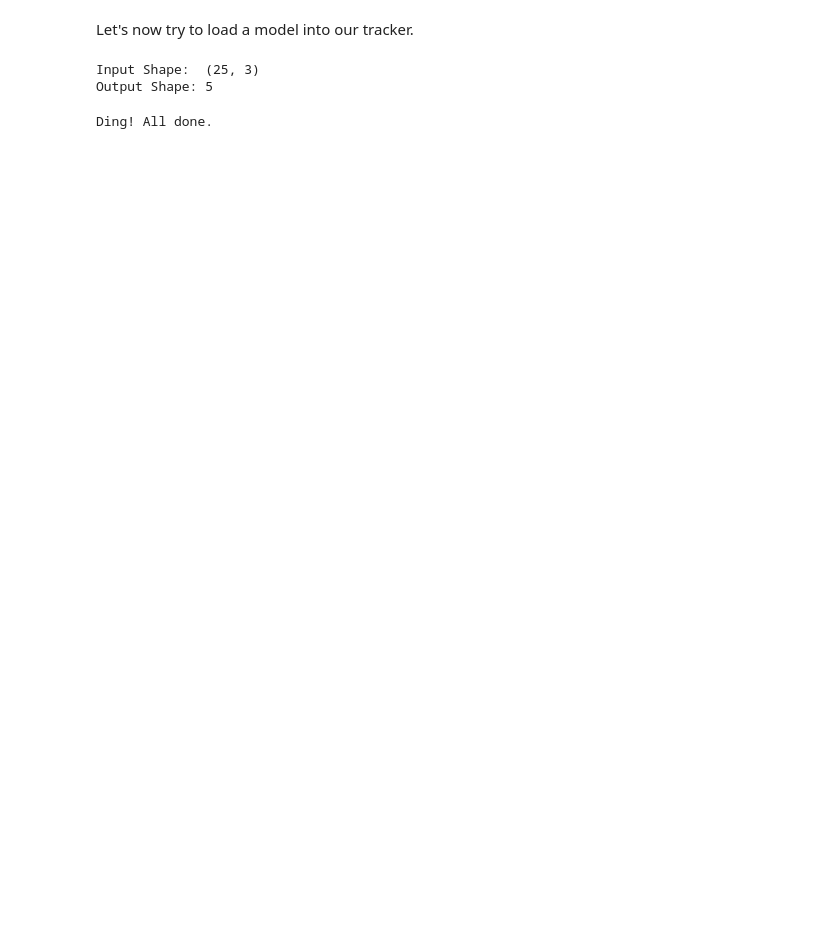
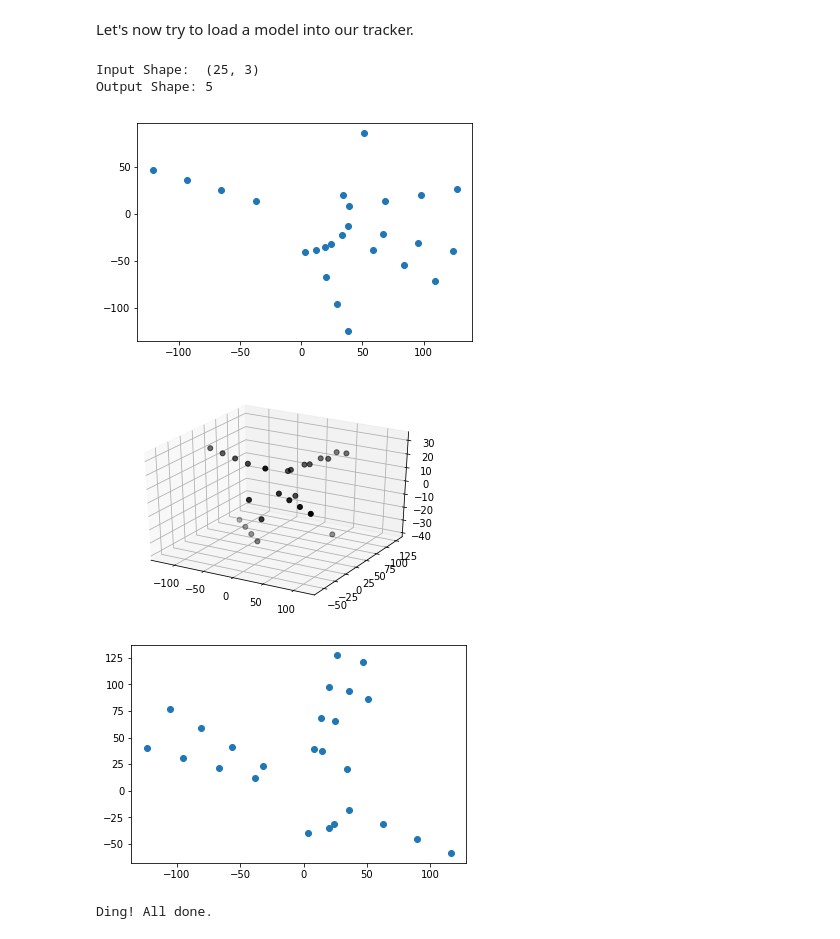
Before and after one commit to DZurawski/Fermi-Internship-2017, a Jupyter notebook: Linear Tracker Jupyter/lintrack.ipynb, the cells around one changed output. Cells and saved outputs as stored; diff of their text form; code cells hidden in the pictures; blank space fills up the shorter version.

```diff
--- a/Linear Tracker Jupyter/lintrack.ipynb
+++ b/Linear Tracker Jupyter/lintrack.ipynb
@@ -221,24 +237,29 @@ from keras.layers.wrappers import TimeDistributed
 # %%
 input_shape = tracker.input[0].shape # Shape of an event.
 output_shape = len(tracker.output[0][0]) # Number of tracks per event
 print("Input Shape:  {}".format(input_shape))
 print("Output Shape: {}".format(output_shape))
 
 kinit = 'uniform' # kernel_initializer
 act   = 'relu' # activation
 opt   = 'rmsprop' # optimizer
 
+tracker.create_plot(0)
+
 tracker.model = Sequential()
 tracker.model.add(LSTM(64, return_sequences=True, input_shape=input_shape, dropout=.2, recurrent_dropout=0.2))
 tracker.model.add(LSTM(64, return_sequences=True, dropout=.2, recurrent_dropout=.2))
 tracker.model.add(LSTM(64, return_sequences=True, dropout=.2, recurrent_dropout=.2))
 tracker.model.add(Dense(output_shape, activation='softmax'))
 
 tracker.model.compile(loss='categorical_crossentropy', optimizer=opt, metrics=['accuracy'])
 #tracker.model.summary()
 # %% [output]
 Input Shape:  (25, 3)
 Output Shape: 5
+[figure, added]
+[figure, added]
+[figure, added]
 # %%
 batch_size = 32
 hist = tracker.model.fit(tracker.input, tracker.output, epochs=128, batch_size=batch_size,
```
Also changed, not shown: parts of 4 cells of this notebook.
